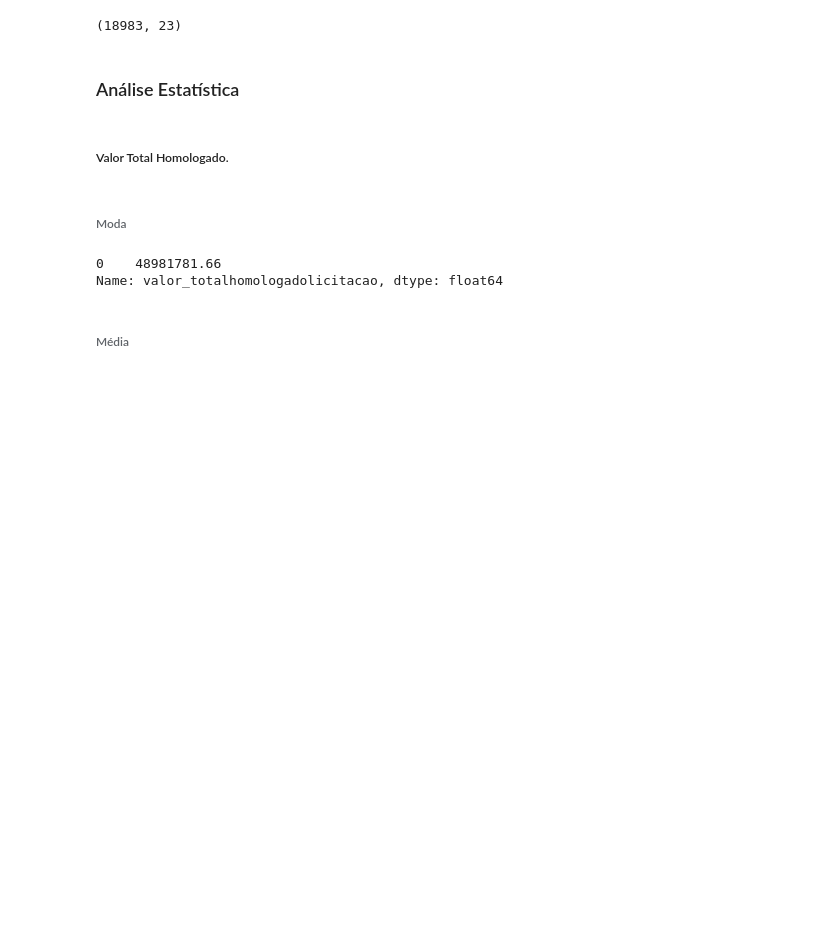
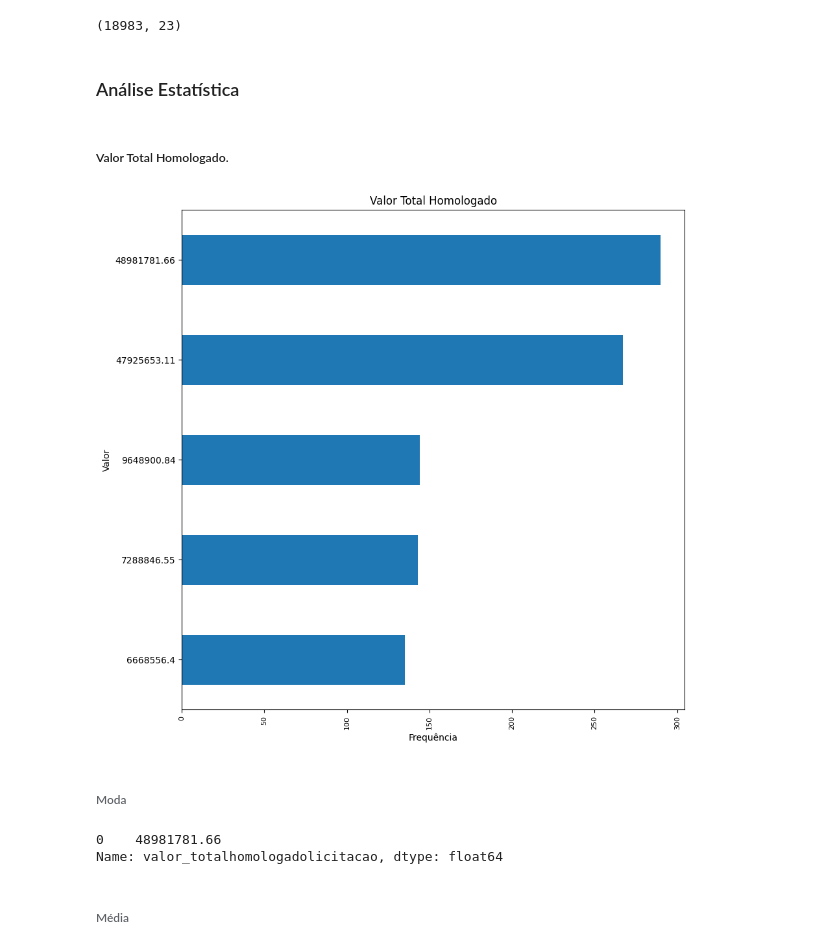
Before and after one commit to dayviddouglas/ciencia_de_dados_licitacoes_prefeitura_do_recife, a Jupyter notebook: Licitações.ipynb, the cells around one changed output. Saved outputs shown, nothing was run; the diff lists cells and outputs as text; code cells hidden in the pictures; blank space fills up the shorter version.

Commit message:
Adicionando gráficos para análise estatística.

```diff
--- a/Licitações.ipynb
+++ b/Licitações.ipynb
@@ -538,6 +538,18 @@ base.shape
 <h3> Análise Estatística</h3>
 # %% [markdown]
 <h5> Valor Total Homologado. </h5>
+# %%
+# prompt: Crie um gráfico com os valores do valor total homologado em relação a sua respectiva frequência. Faça uma restrição dos 5 mais frequentes...
+
+base["valor_totalhomologadolicitacao"].value_counts().head(5).plot(kind='barh', figsize=(10, 10))
+plt.title('Valor Total Homologado')
+plt.xlabel('Frequência')
+plt.ylabel('Valor')
+plt.gca().invert_yaxis()
+plt.xticks(rotation=90, fontsize=8)
+plt.show()
+# %% [output]
+[figure, added]
 # %% [markdown]
 <h6>  Moda  </h6>
 # %%
```
Also changed, not shown: parts of 1 cell of this notebook.
